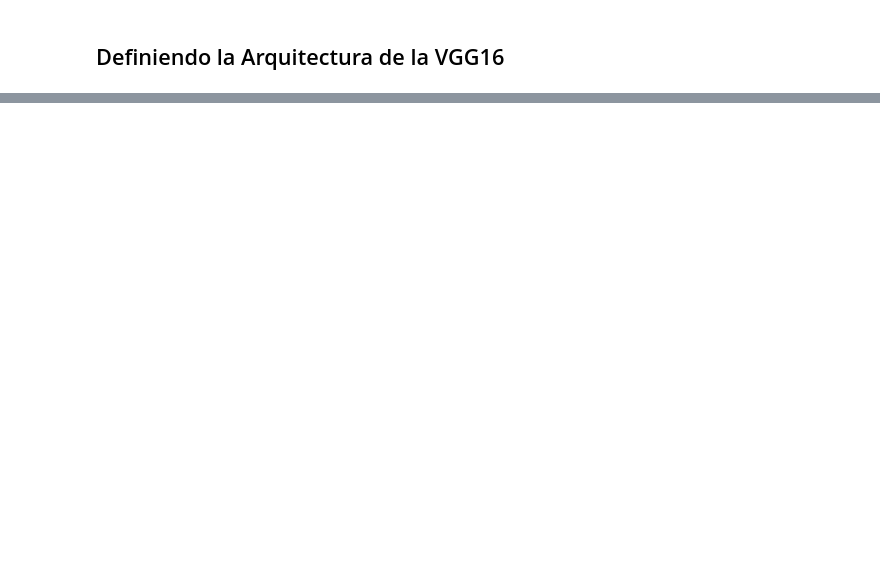
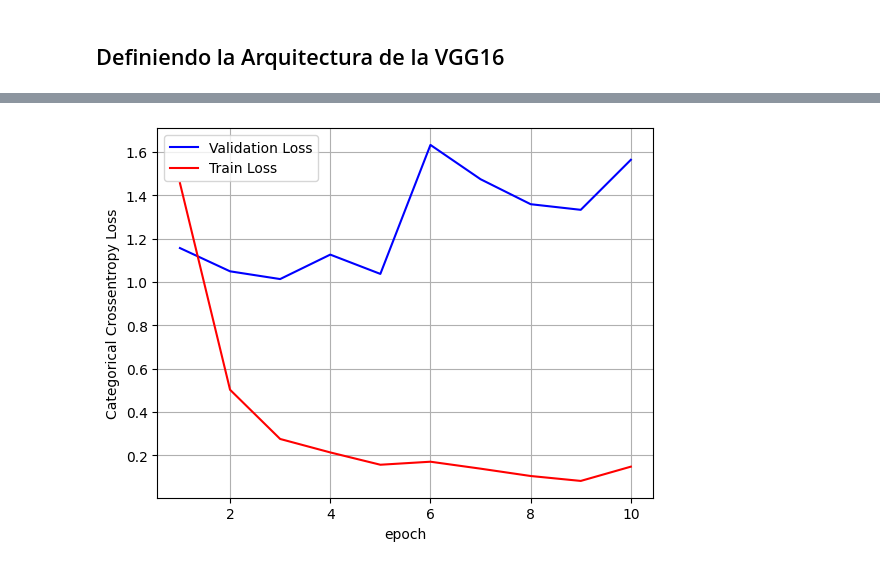
Before and after one commit to N-Alba-DS/Clothes-Classification-with-CNNs, a Jupyter notebook: trabajo_especializacion.ipynb, the cells around one changed output, grey strips where cells are left out. Drawn from its saved outputs; the diff is of its cells as text; code cells hidden in the pictures; blank space fills up the shorter version.

```diff
--- a/trabajo_especializacion.ipynb
+++ b/trabajo_especializacion.ipynb
@@ -124,13 +114,0 @@ largo de X 1 largo de Y 1
-# %%
-tp_q = len(tp)
-au_q = len(au)
-tp_label = np.ones(tp_q)
-au_label = np.zeros(au_q)
-
-# Concatenar imágenes y etiquetas
-X = np.concatenate((tp, au), axis=0)
-y = np.concatenate((tp_label, au_label), axis=0)
-
-# Dividir en entrenamiento y prueba
-X_train, X_test, y_train, y_test = train_test_split(X, y, test_size=0.3, random_state=42, stratify=y)
-X_train, X_val, y_train , y_val = train_test_split(X_train, y_train, train_size=0.7, random_state=42, stratify=y_train)
@@ -141,2 +149,5 @@ print (X_train.shape, X_val.shape, X_test.shape)
+# %%
+dicc_preproceded_imgs = dataset_builder(path_general)
+X_train, X_test, y_train, y_test = armar_vectores(dicc_preproceded_imgs, dicc_labels)
 # %% [markdown]
 ## Definiendo la Arquitectura de la VGG16
@@ -184,4 +241,6 @@ model.compile(optimizer='adam', loss="binary_crossentropy", metrics=['accuracy']
+# %%
+model_final.compile(optimizer=tf.keras.optimizers.Adam(learning_rate=1e-4), loss="sparse_categorical_crossentropy", metrics=['accuracy'])
 # %%
-model.fit(X_train, y_train, validation_data=(X_val, y_val), epochs=10, batch_size=32)
+history = model_final.fit(X_train[0:3000], y_train[0:3000], validation_data=(X_test[0:3000], y_test[0:3000]), epochs=10, batch_size=8)
 # %% [output]
 Epoch 1/10
@@ -191,0 +253,13 @@ ValueError: Arguments `target` and `output` must have the same rank (ndim). Rece
+# %%
+fig,ax = plt.subplots(1,1)
+ax.set_xlabel('epoch') ; ax.set_ylabel('Categorical Crossentropy Loss')
+x = list(range(1,10+1))
+vy = history.history['val_loss']
+ty = history.history['loss']
+ax.plot(x, vy, 'b', label="Validation Loss")
+ax.plot(x, ty, 'r', label="Train Loss")
+plt.legend()
+plt.grid()
+plt.show()
+# %% [output]
+[figure, added]
```
Also changed, not shown: parts of 19 cells of this notebook.
